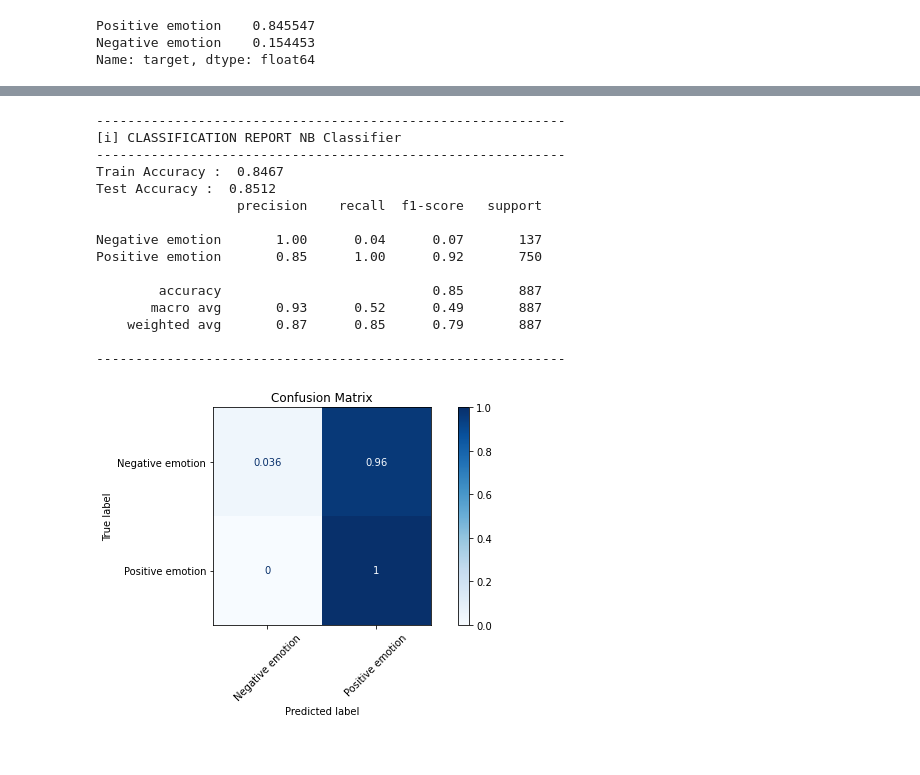
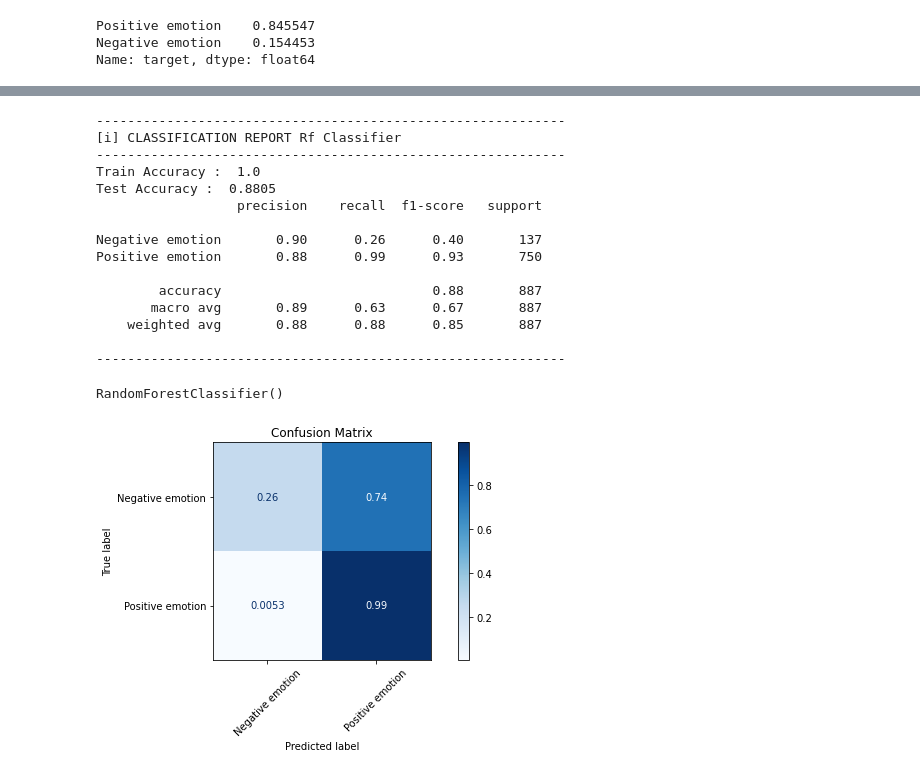
Before and after one commit to singsang2/dsc-mod-4-project-v2-1-onl01-dtsc-ft-070620, a Jupyter notebook: NLP.ipynb, the cells around one changed output, grey strips where cells are left out. Drawn from its saved outputs; the diff is of its cells as text; code cells hidden in the pictures.

Commit message:
new data

```diff
--- a/NLP.ipynb
+++ b/NLP.ipynb
@@ -121,3 +182,3 @@ vectorizer = TfidfVectorizer()
 # %%
-X_train_tf_idf = vectorizer.fit_transform(X_train['text'])
-X_test_tf_idf = vectorizer.transform(X_test['text'])
+X_train_vect = vectorizer.fit_transform(X_train['text_token'])
+X_test_vect = vectorizer.transform(X_test['text_token'])
@@ -131,8 +184,0 @@ X_train_tf_idf.shape
-# %%
-nb_clf.fit(X_train_tf_idf, y_train)
-nb_train_preds = nb_clf.predict(X_train_tf_idf)
-nb_test_preds = nb_clf.predict(X_test_tf_idf)
-# %%
-rf_clf.fit(X_train_tf_idf, y_train)
-rf_train_preds = rf_clf.predict(X_train_tf_idf)
-rf_test_preds = rf_clf.predict(X_test_tf_idf)
@@ -189,5 +194,0 @@ Positive emotion       0.88      0.99      0.93       750
-# %%
-rf_clf_2 = RandomForestClassifier(n_estimators=500,
-                                  class_weight='balanced',
-                                  max_features='sqrt')
-rf_clf_2.fit(X_train_tf_idf, y_train)
@@ -218,21 +194,0 @@ Positive emotion       0.87      0.99      0.93       750
-# %%
-uc.evaluate_clf_model(nb_clf, X_train_tf_idf, y_train, X_test_tf_idf, y_test,
-                   classes=['Negative emotion', 'Positive emotion'],
-                   label='NB Classifier');
-# %% [output]
-------------------------------------------------------------
-[i] CLASSIFICATION REPORT NB Classifier
-------------------------------------------------------------
-Train Accuracy :  0.8467
-Test Accuracy :  0.8512
-                  precision    recall  f1-score   support
-
-Negative emotion       1.00      0.04      0.07       137
-Positive emotion       0.85      1.00      0.92       750
-
-        accuracy                           0.85       887
-       macro avg       0.93      0.52      0.49       887
-    weighted avg       0.87      0.85      0.79       887
-
-------------------------------------------------------------
-[figure, removed]
@@ -238,0 +238,22 @@ Positive emotion       0.85      1.00      0.92       750
+# %%
+run_model(name='RF',
+          data={'X_train': X_train_vect, 'X_test': X_test_vect,
+                "y_train": y_train, 'y_test': y_test})
+# %% [output]
+------------------------------------------------------------
+[i] CLASSIFICATION REPORT Rf Classifier
+------------------------------------------------------------
+Train Accuracy :  1.0
+Test Accuracy :  0.8805
+                  precision    recall  f1-score   support
+
+Negative emotion       0.90      0.26      0.40       137
+Positive emotion       0.88      0.99      0.93       750
+
+        accuracy                           0.88       887
+       macro avg       0.89      0.63      0.67       887
+    weighted avg       0.88      0.88      0.85       887
+
+------------------------------------------------------------
+RandomForestClassifier()
+[figure, added]
```
Also changed, not shown: parts of 50 cells of this notebook, 5 other files.
